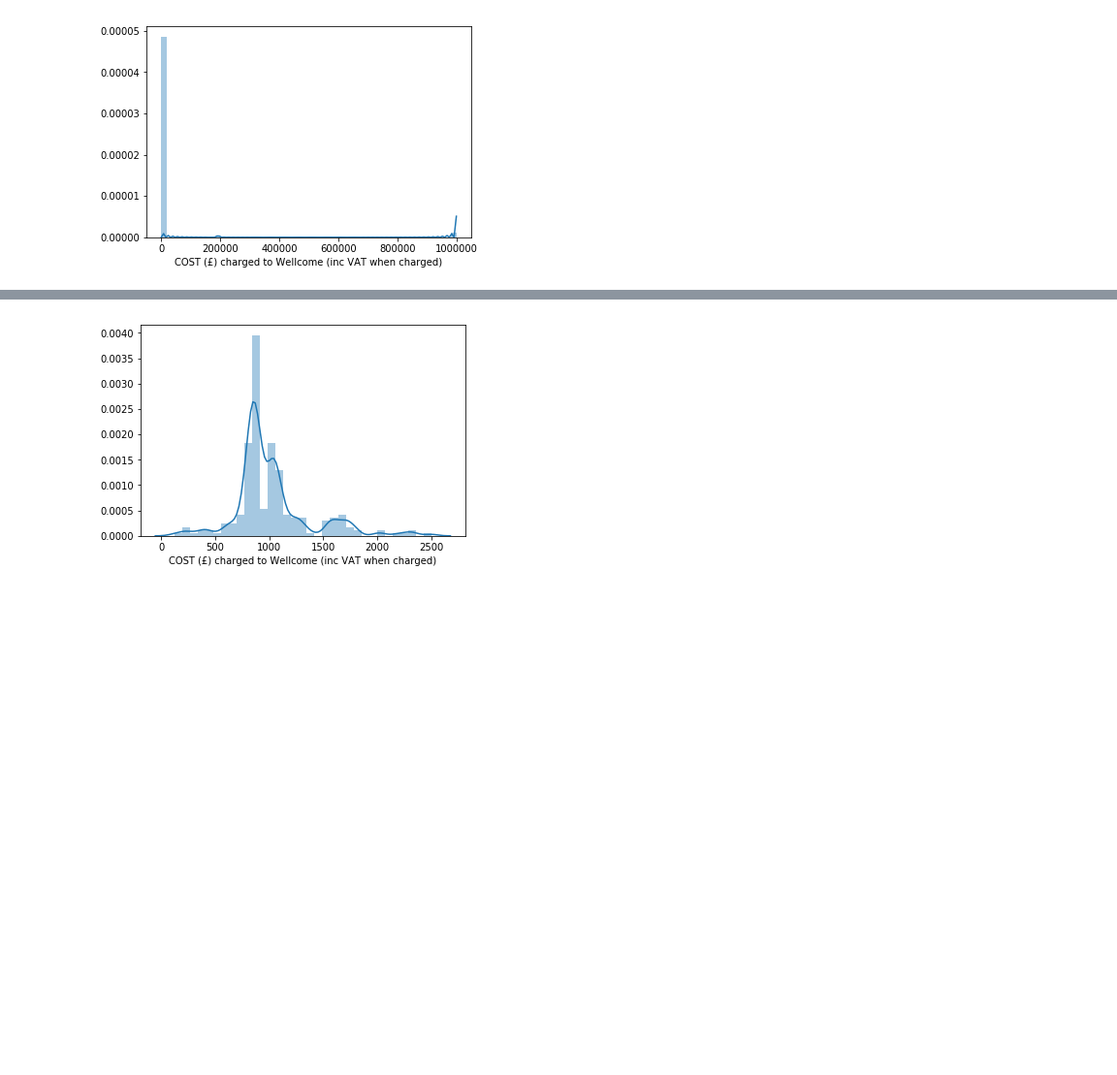
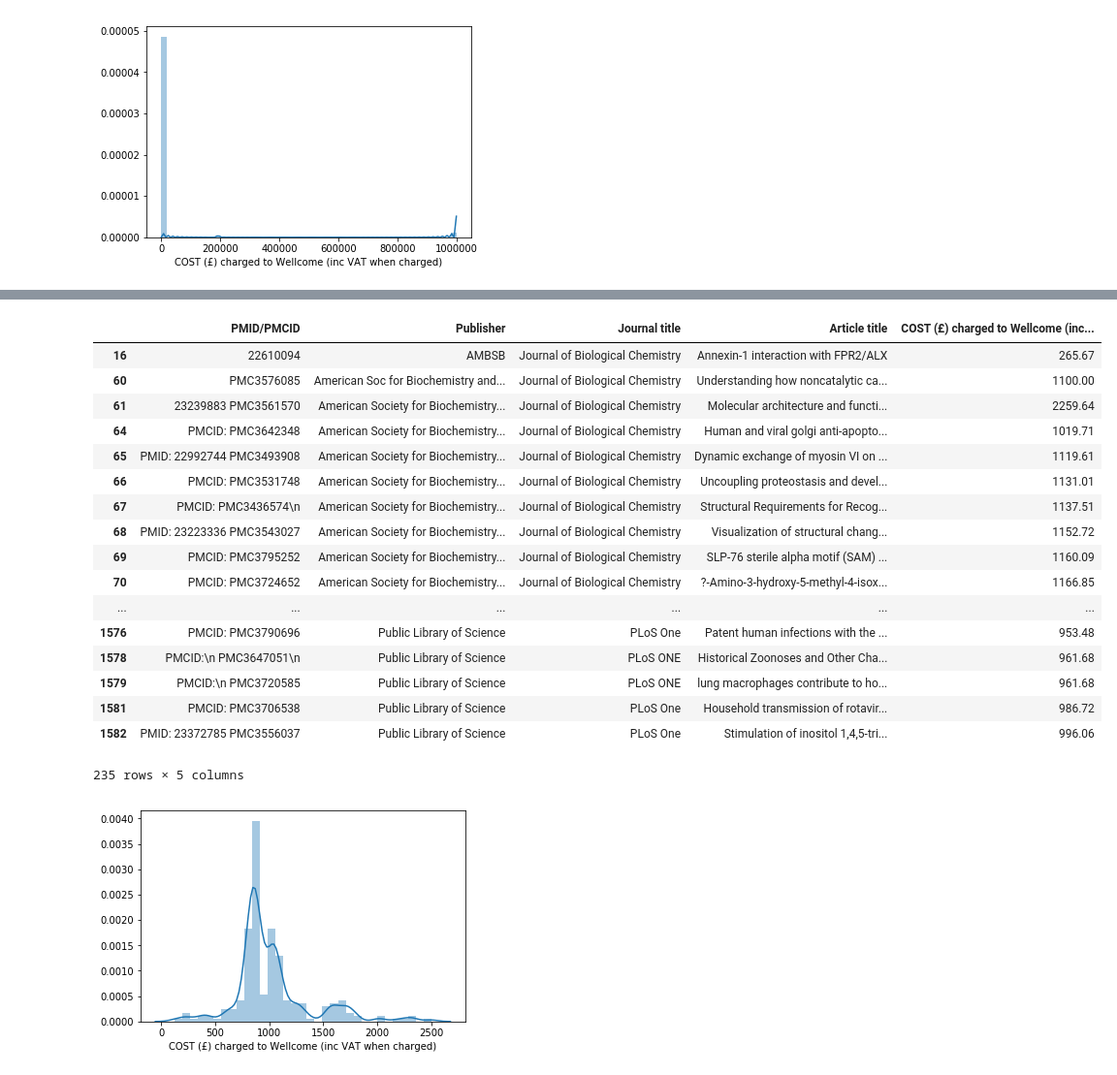
Before and after one commit to 890805/Thinkful_Data_Jimin, a Jupyter notebook: Thinkful_Assignment_Challenge_Data cleaning & validation.ipynb, the cells around one changed output, grey strips where cells are left out. Shown at 97% size. Cells and saved outputs as stored; diff of their text form; code cells hidden in the pictures; blank space fills up the shorter version.

```diff
--- a/Thinkful_Assignment_Challenge_Data cleaning & validation.ipynb
+++ b/Thinkful_Assignment_Challenge_Data cleaning & validation.ipynb
@@ -92,5 +114,25 @@ plt.show()
 # %%
-new_df = top_5_df[(top_5_df['COST (£) charged to Wellcome (inc VAT when charged)']  < 10000)]
+new_df = top_5_df[(top_5_df['COST (£) charged to Wellcome (inc VAT when charged)']  < 10000)] ## Cut off
+new_df
+# %% [output]
+|  | PMID/PMCID | Publisher | Journal title | Article title | COST (£) charged to Wellcome (inc... |
+| 16 | 22610094 | AMBSB | Journal of Biological Chemistry | Annexin-1 interaction with FPR2/ALX | 265.67 |
+| 60 | PMC3576085 | American Soc for Biochemistry and... | Journal of Biological Chemistry | Understanding how noncatalytic ca... | 1100.00 |
+| 61 | 23239883 PMC3561570 | American Society for Biochemistry... | Journal of Biological Chemistry | Molecular architecture and functi... | 2259.64 |
+| 64 | PMCID: PMC3642348 | American Society for Biochemistry... | Journal of Biological Chemistry | Human and viral golgi anti-apopto... | 1019.71 |
+| 65 | PMID: 22992744 PMC3493908 | American Society for Biochemistry... | Journal of Biological Chemistry | Dynamic exchange of myosin VI on ... | 1119.61 |
+| 66 | PMCID: PMC3531748 | American Society for Biochemistry... | Journal of Biological Chemistry | Uncoupling proteostasis and devel... | 1131.01 |
+| 67 | PMCID: PMC3436574\n | American Society for Biochemistry... | Journal of Biological Chemistry | Structural Requirements for Recog... | 1137.51 |
+| 68 | PMID: 23223336 PMC3543027 | American Society for Biochemistry... | Journal of Biological Chemistry | Visualization of structural chang... | 1152.72 |
+| 69 | PMCID: PMC3795252 | American Society for Biochemistry... | Journal of Biological Chemistry | SLP-76 sterile alpha motif (SAM) ... | 1160.09 |
+| 70 | PMCID: PMC3724652 | American Society for Biochemistry... | Journal of Biological Chemistry | ?-Amino-3-hydroxy-5-methyl-4-isox... | 1166.85 |
+| ... | ... | ... | ... | ... | ... |
+| 1576 | PMCID: PMC3790696 | Public Library of Science | PLoS One | Patent human infections with the ... | 953.48 |
+| 1578 | PMCID:\n PMC3647051\n | Public Library of Science | PLoS ONE | Historical Zoonoses and Other Cha... | 961.68 |
+| 1579 | PMCID:\n PMC3720585 | Public Library of Science | PLoS ONE | lung macrophages contribute to ho... | 961.68 |
+| 1581 | PMCID: PMC3706538 | Public Library of Science | PLoS One | Household transmission of rotavir... | 986.72 |
+| 1582 | PMID: 23372785 PMC3556037 | Public Library of Science | PLoS One | Stimulation of inositol 1,4,5-tri... | 996.06 |
+235 rows × 5 columns
 # %%
 sns.distplot(new_df['COST (£) charged to Wellcome (inc VAT when charged)'])
 plt.show()
```
Also changed, not shown: parts of 4 cells of this notebook.
